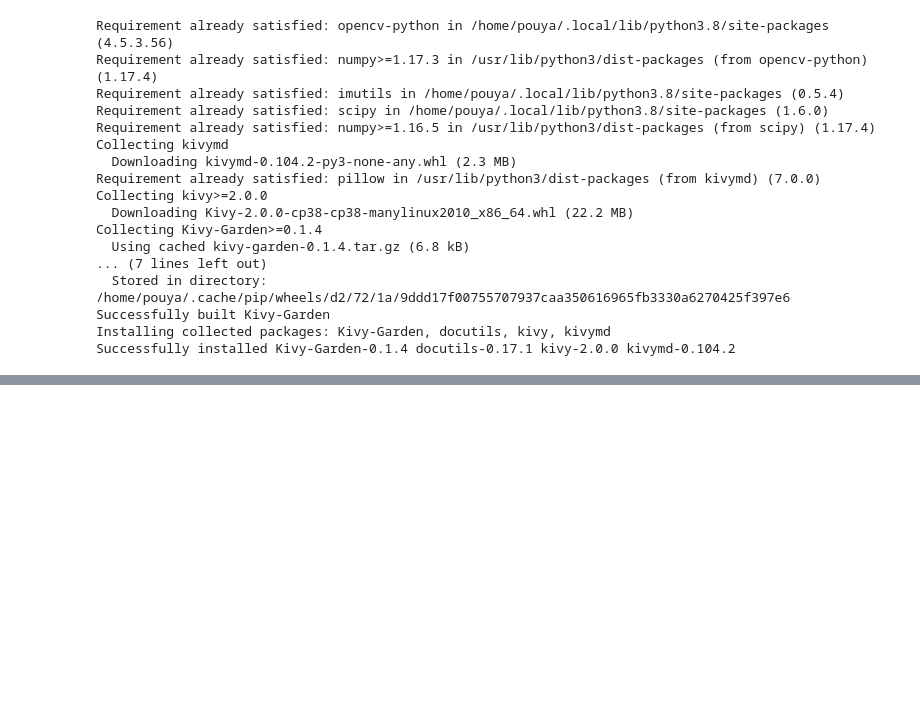
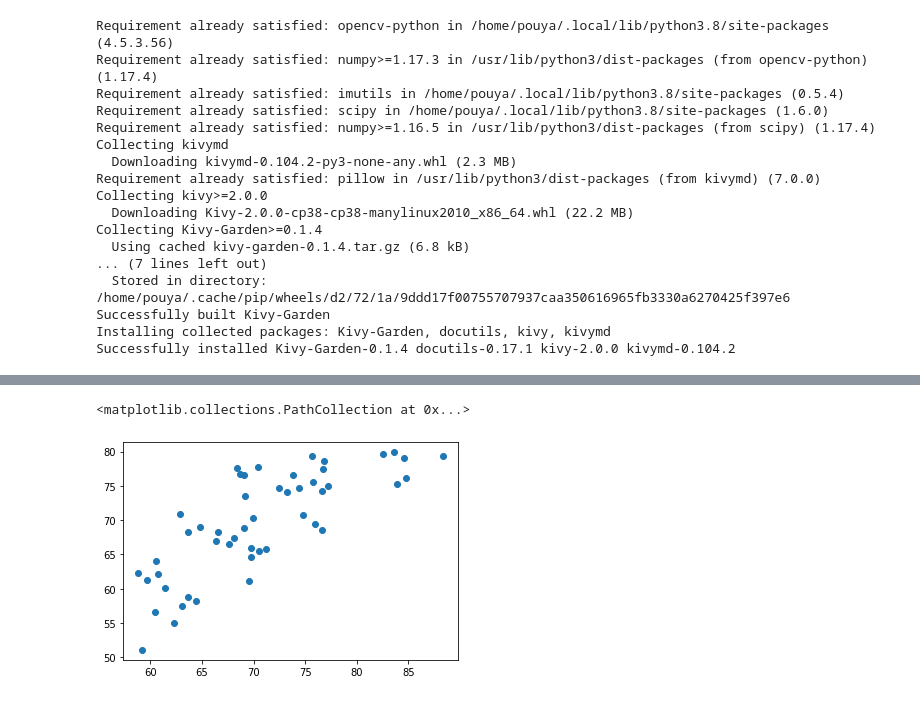
Before and after one commit to pouya-parsa/heart_rate_estimation, a Jupyter notebook: HR_estimation.ipynb, the cells around one changed output, grey strips where cells are left out. Saved outputs shown, nothing was run; the diff lists cells and outputs as text; code cells hidden in the pictures; blank space fills up the shorter version.

Commit message:
BPMs Processed from Channel Means

```diff
--- a/HR_estimation.ipynb
+++ b/HR_estimation.ipynb
@@ -298,0 +385,6 @@ plt.plot(channel_means[:, 2])
+# %%
+df_processed = df[df.index.isin(sessions)]
+# %%
+df_processed["bpm max"] = bpm_max_column
+df_processed["bpm counting"] = bpm_counting_column
+df_processed
@@ -298,0 +433,9 @@ plt.plot(channel_means[:, 2])
+# %%
+def outlier(row):
+    row["outlier"] = (abs(row["bpm"] - row["bpm max"])) > 10
+
+    return row
+
+df_processed = df_processed.apply(outlier, axis=1)
+# %%
+df_inlier = df_processed[df_processed["outlier"] == 0.0]
@@ -298,0 +462,5 @@ plt.plot(channel_means[:, 2])
+# %%
+plt.scatter(df_inlier["bpm"], df_inlier["bpm max"])
+# %% [output]
+<matplotlib.collections.PathCollection at 0x...>
+[figure, added]
```
Also changed, not shown: parts of 22 cells of this notebook, 3 other files.
